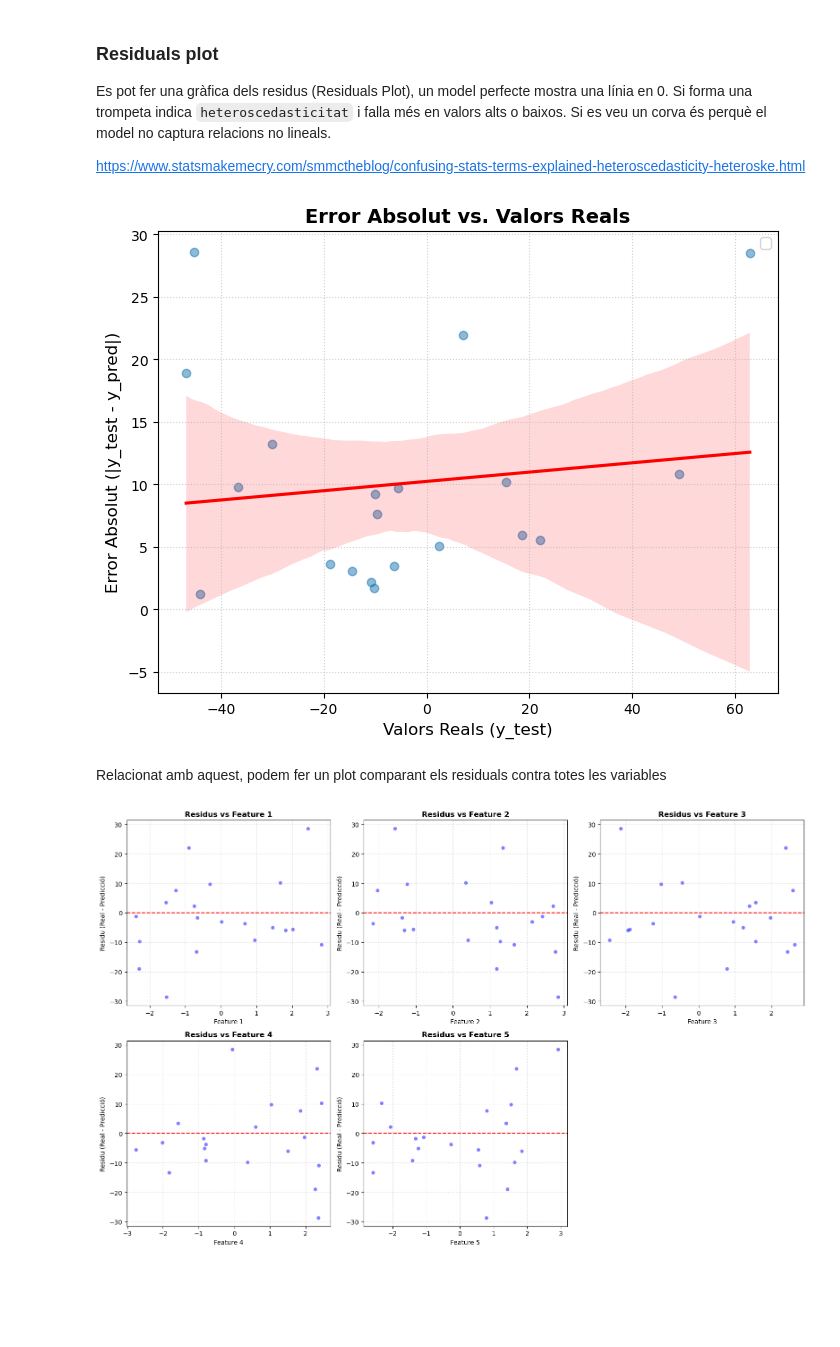
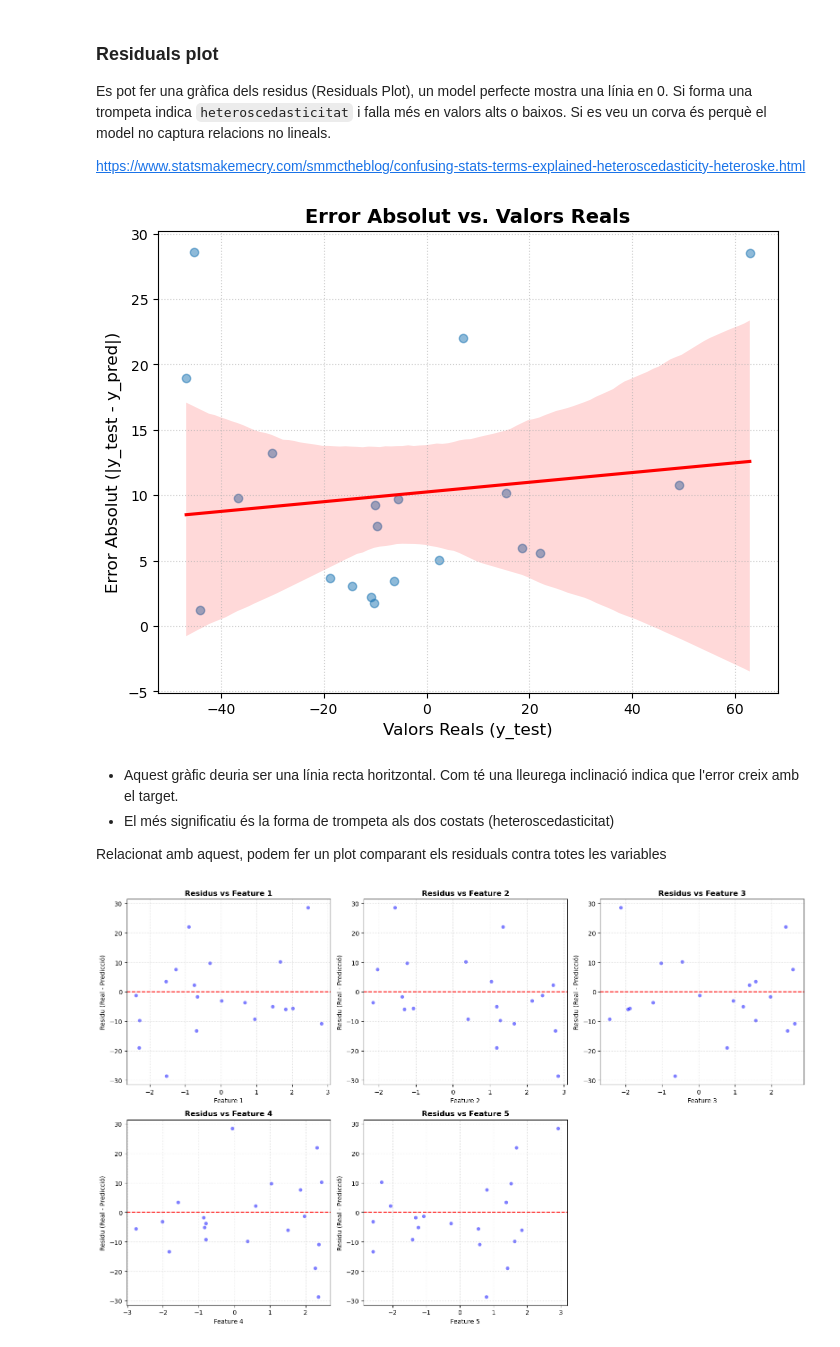
Before and after one commit to xxjcaxx/Disseny-i-avaluacio-de-models, a Jupyter notebook: apunts/documents/regressió.ipynb, the cells around one changed output. Saved outputs shown, nothing was run; the diff lists cells and outputs as text; code cells hidden in the pictures; blank space fills up the shorter version.

```diff
--- a/apunts/documents/regressió.ipynb
+++ b/apunts/documents/regressió.ipynb
@@ -2292,30 +2303,28 @@ https://www.statsmakemecry.com/smmctheblog/confusing-stats-terms-explained-heter
 # %%
 import matplotlib.pyplot as plt
 import seaborn as sns
-
-# Dades d'exemple (substitueix-ho per les teves variables)
-# y_test: valors reals
-# y_pred: prediccions del model
 
 plt.figure(figsize=(8, 6))
 
 # 1. Crear el diagrama de dispersió (Scatter plot)
 
 sns.regplot(x=y_test, y=abs(y_test - y_pred), scatter_kws={'alpha': 0.5}, line_kws={'color': 'red'})
 
 # 3. Personalitzar el gràfic
 plt.title('Error Absolut vs. Valors Reals', fontsize=14, fontweight='bold')
 plt.xlabel('Valors Reals (y_test)', fontsize=12)
 plt.ylabel('Error Absolut (|y_test - y_pred|)', fontsize=12)
-plt.legend()
 plt.grid(True, linestyle=':', alpha=0.6)
 
 # Mostrar el gràfic
 plt.show()
 # %% [output]
-[figure, old version]
+[figure, new version]
-# %% [markdown]
-Relacionat amb aquest, podem fer un plot comparant els residuals contra totes les variables
+# %% [markdown]
+* Aquest gràfic deuria ser una línia recta horitzontal. Com té una lleurega inclinació indica que l'error creix amb el target.
+* El més significatiu és la forma de trompeta als dos costats (heteroscedasticitat)
+
+Relacionat amb aquest, podem fer un plot comparant els residuals contra totes les variables
 # %%
 import matplotlib.pyplot as plt
 import seaborn as sns
```
Also changed, not shown: parts of 6 cells of this notebook.
